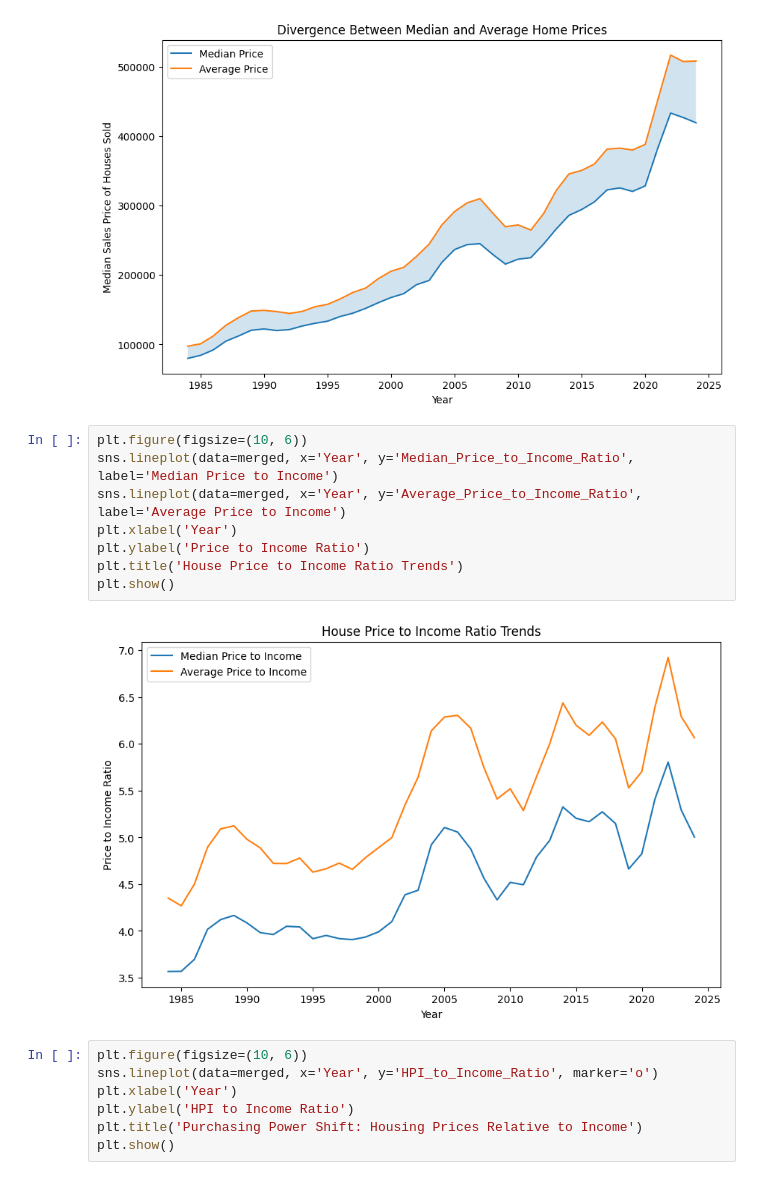
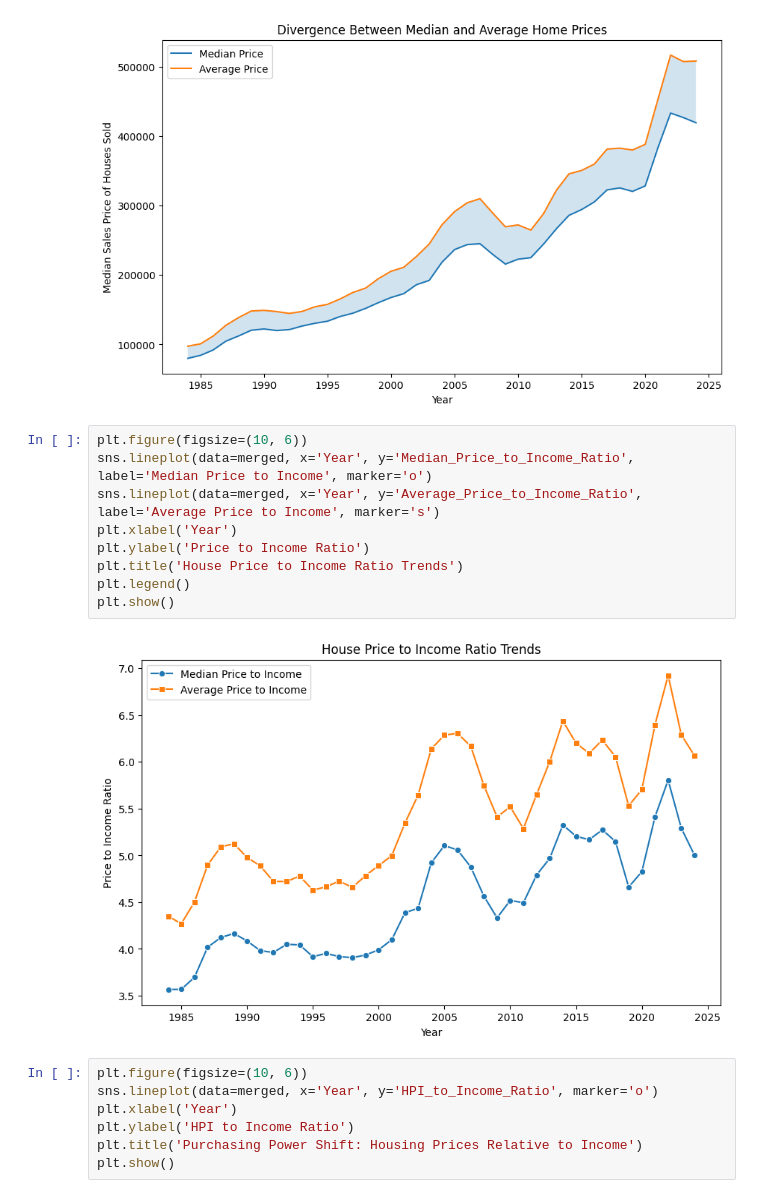
Before and after one commit to Aashu-P/Housing-Prices-and-Income, a Jupyter notebook: housing_income.ipynb, the cells around one changed output. Drawn from its saved outputs; the diff is of its cells as text.

```diff
--- a/housing_income.ipynb
+++ b/housing_income.ipynb
@@ -214,14 +214,15 @@ plt.show()
 [figure]
 # %%
 plt.figure(figsize=(10, 6))
-sns.lineplot(data=merged, x='Year', y='Median_Price_to_Income_Ratio', label='Median Price to Income')
-sns.lineplot(data=merged, x='Year', y='Average_Price_to_Income_Ratio', label='Average Price to Income')
+sns.lineplot(data=merged, x='Year', y='Median_Price_to_Income_Ratio', label='Median Price to Income', marker='o')
+sns.lineplot(data=merged, x='Year', y='Average_Price_to_Income_Ratio', label='Average Price to Income', marker='s')
 plt.xlabel('Year')
 plt.ylabel('Price to Income Ratio')
 plt.title('House Price to Income Ratio Trends')
+plt.legend()
 plt.show()
 # %% [output]
-[figure, old version]
+[figure, new version]
 # %%
 plt.figure(figsize=(10, 6))
 sns.lineplot(data=merged, x='Year', y='HPI_to_Income_Ratio', marker='o')
```
Also changed, not shown: parts of 2 cells of this notebook.
